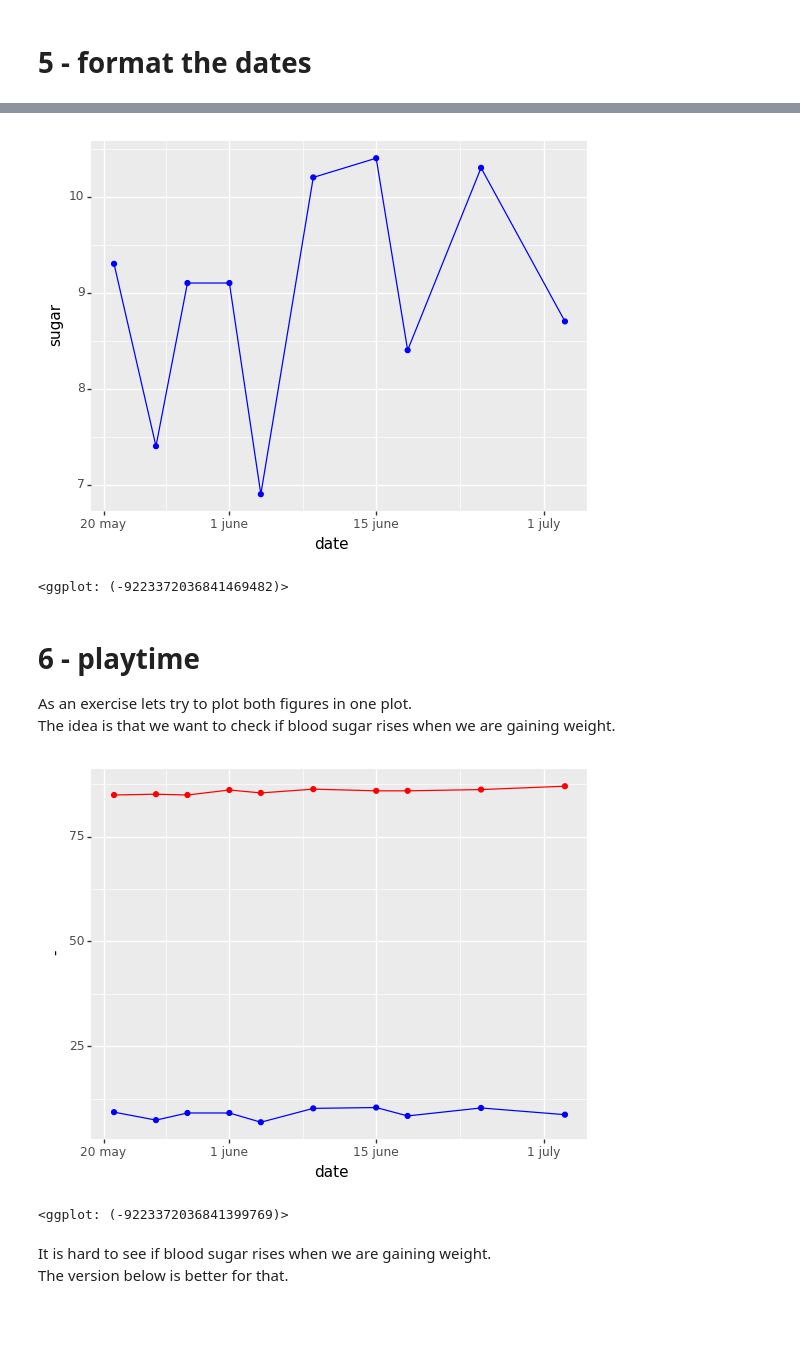
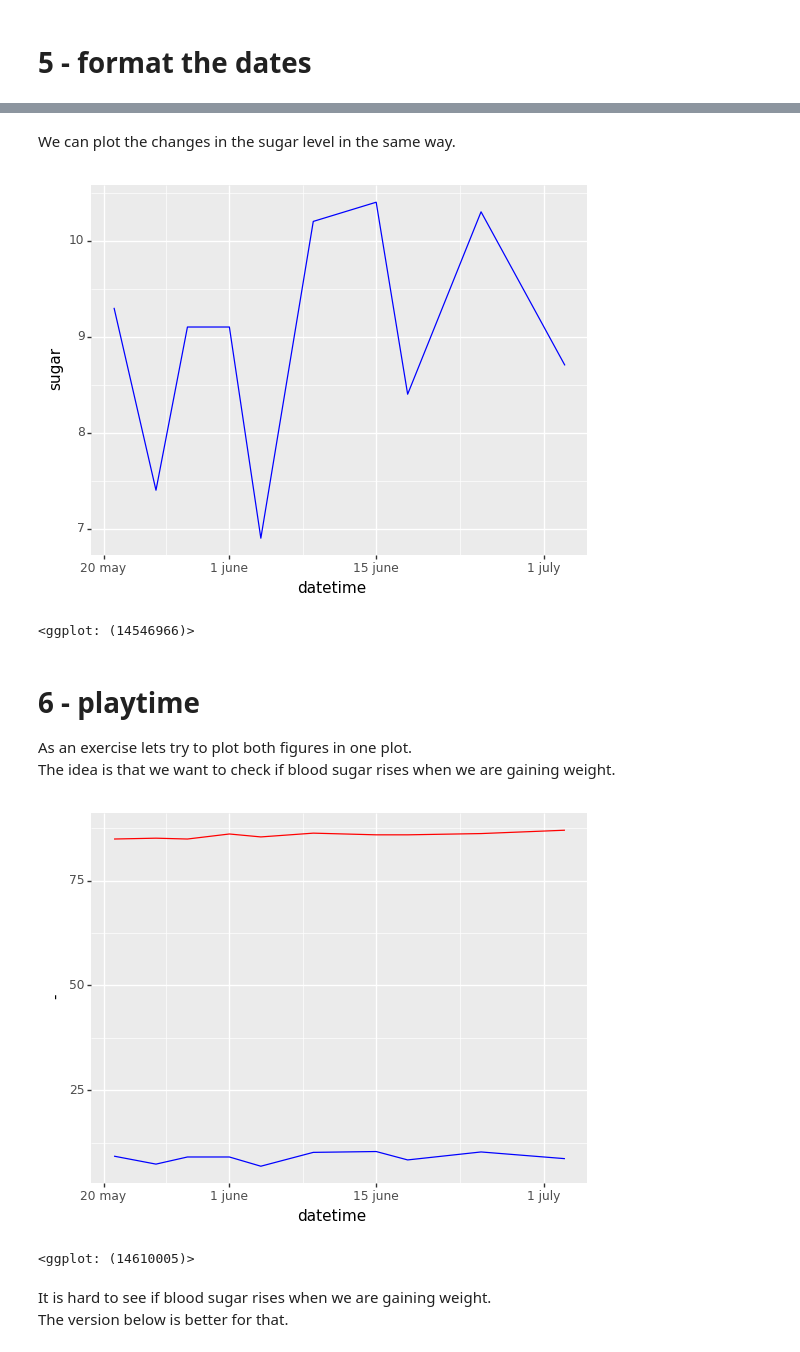
Before and after one commit to vilkoos/ggplot_cookbook, a Jupyter notebook: cookbook/440_scale_xy_date.ipynb, the cells around one changed output, grey strips where cells are left out. Saved outputs shown, nothing was run; the diff lists cells and outputs as text; code cells hidden in the pictures; blank space fills up the shorter version.

```diff
--- a/cookbook/440_scale_xy_date.ipynb
+++ b/cookbook/440_scale_xy_date.ipynb
@@ -83,11 +83,3 @@ None
 | 2 | 28-5-2014 | 9.1 | 84.9 | 2014-05-28 |
 | 3 | 1-6-2014 | 9.1 | 86.1 | 2014-06-01 |
 | 4 | 4-6-2014 | 6.9 | 85.4 | 2014-06-04 |
-# %%
-# drop the old date column
-sug = sug[ ["datetime","sugar","weight"]  ]
-# rename the first column to date
-sug.columns= ["date","sugar","weight"]
-# show the result
-print(sug.info())
-sug.head()
@@ -132,29 +107,28 @@ ggplot(data=sug, mapping=aes(x='date', y='weight')) + \
+# %% [markdown]
+We can plot the changes in the sugar level in the same way.
 # %%
-ggplot(data=sug, mapping=aes(x='date', y='sugar')) + \
-    geom_point(color='blue') + \
+ggplot(data=sug, mapping=aes(x='datetime', y='sugar')) + \
     geom_line(color='blue') + \
     scale_x_date(breaks=['2014-05-20', '2014-06-01','2014-06-15','2014-07-01'],
                  labels=['20 may','1 june','15 june','1 july'])
 # %% [output]
-[figure, old version]
+[figure, new version]
-<ggplot: (-9223372036841469482)>
+<ggplot: (14546966)>
 # %% [markdown]
 # 6 - playtime
 
 As an exercise lets try to plot both figures in one plot.
 The idea is that we want to check if blood sugar rises when we are gaining weight.
 # %%
-ggplot(data=sug, mapping=aes(x='date')) + \
+ggplot(data=sug, mapping=aes(x='datetime')) + \
     scale_x_date(breaks=['2014-05-20', '2014-06-01','2014-06-15','2014-07-01'],
                  labels=['20 may','1 june','15 june','1 july']) + \
-    geom_point(mapping=aes(y='weight'), color='red') + \
     geom_line(mapping=aes(y='weight'), color='red') + \
-    geom_point(mapping=aes(y='sugar'), color='blue') + \
     geom_line(mapping=aes(y='sugar'), color='blue') + \
     ylab('-')
 # %% [output]
-[figure, old version]
+[figure, new version]
-<ggplot: (-9223372036841399769)>
+<ggplot: (14610005)>
 # %% [markdown]
 It is hard to see if blood sugar rises when we are gaining weight.
 The version below is better for that.
```
Also changed, not shown: parts of 15 cells of this notebook, 2 other files.
